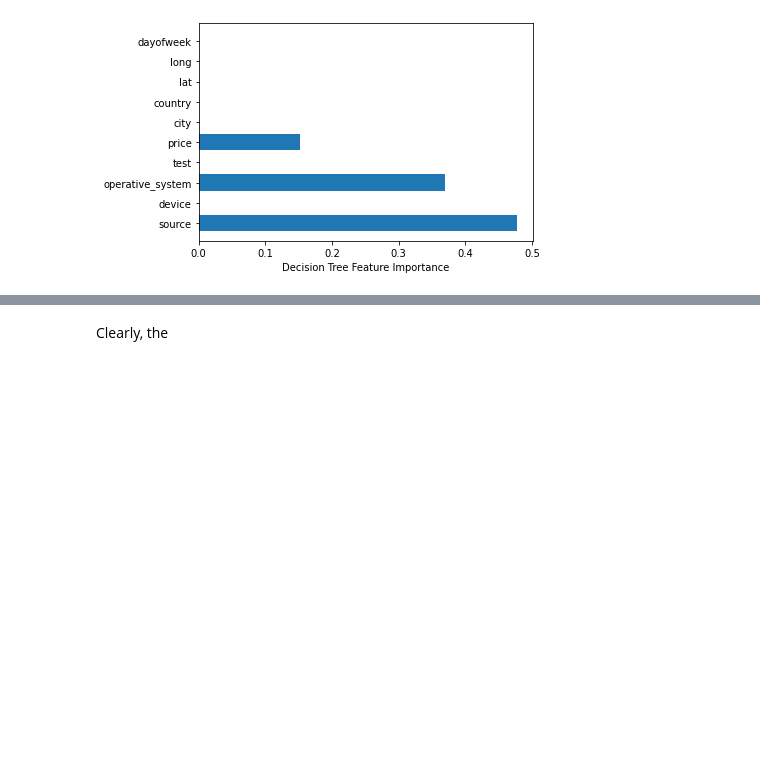
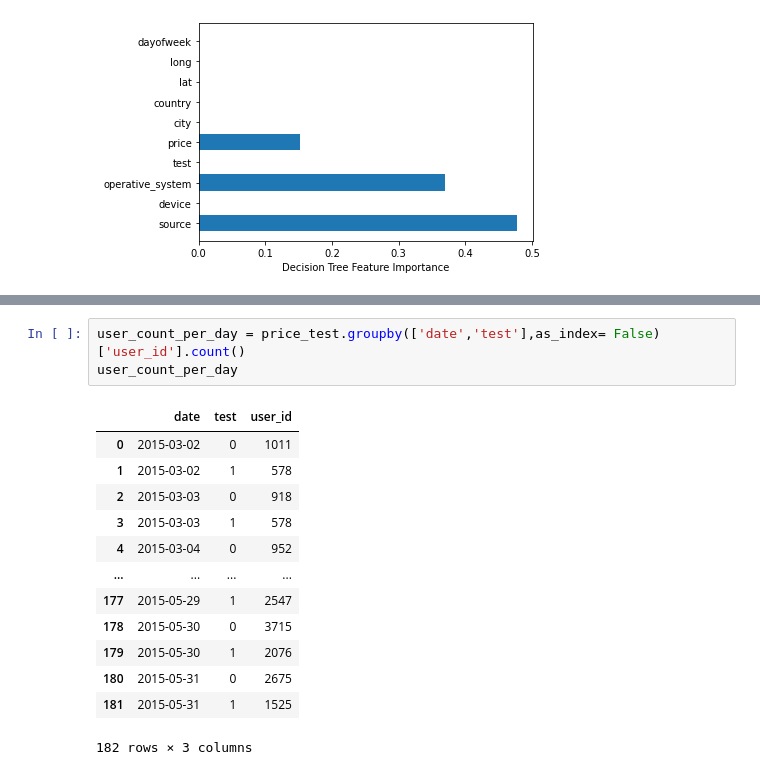
Before and after one commit to menghe2727/data_science, a Jupyter notebook: pricing_test/pricing_test.ipynb, the cells around one changed output, grey strips where cells are left out. Saved outputs shown, nothing was run; the diff lists cells and outputs as text; blank space fills up the shorter version.

```diff
--- a/pricing_test/pricing_test.ipynb
+++ b/pricing_test/pricing_test.ipynb
@@ -434,2 +419,17 @@ price_test.groupby('date').count()
-# %% [markdown]
-Clearly, the
+# %%
+user_count_per_day = price_test.groupby(['date','test'],as_index= False)['user_id'].count()
+user_count_per_day
+# %% [output]
+|  | date | test | user_id |
+| 0 | 2015-03-02 | 0 | 1011 |
+| 1 | 2015-03-02 | 1 | 578 |
+| 2 | 2015-03-03 | 0 | 918 |
+| 3 | 2015-03-03 | 1 | 578 |
+| 4 | 2015-03-04 | 0 | 952 |
+| ... | ... | ... | ... |
+| 177 | 2015-05-29 | 1 | 2547 |
+| 178 | 2015-05-30 | 0 | 3715 |
+| 179 | 2015-05-30 | 1 | 2076 |
+| 180 | 2015-05-31 | 0 | 2675 |
+| 181 | 2015-05-31 | 1 | 1525 |
+182 rows × 3 columns
```
Also changed, not shown: parts of 8 cells of this notebook.
